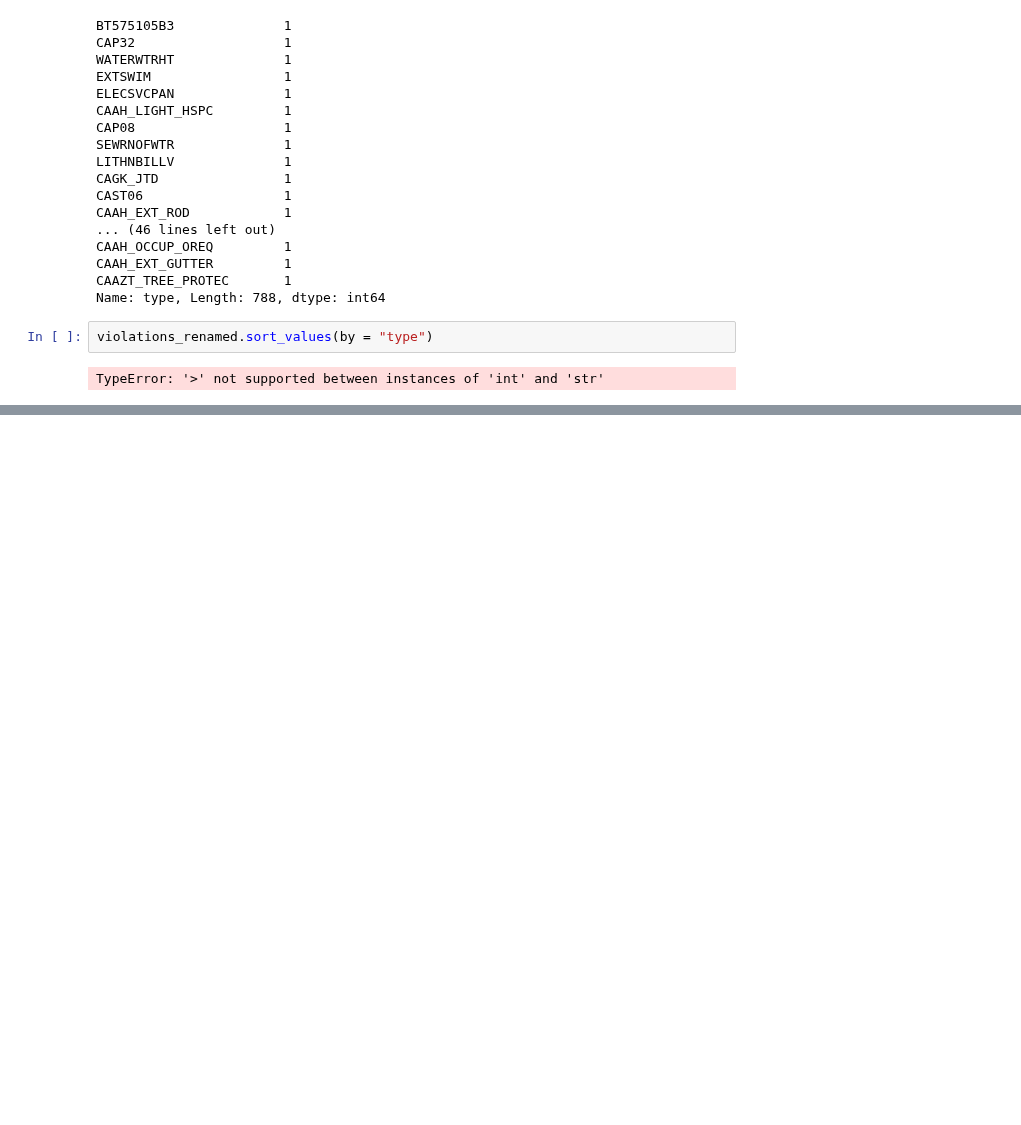
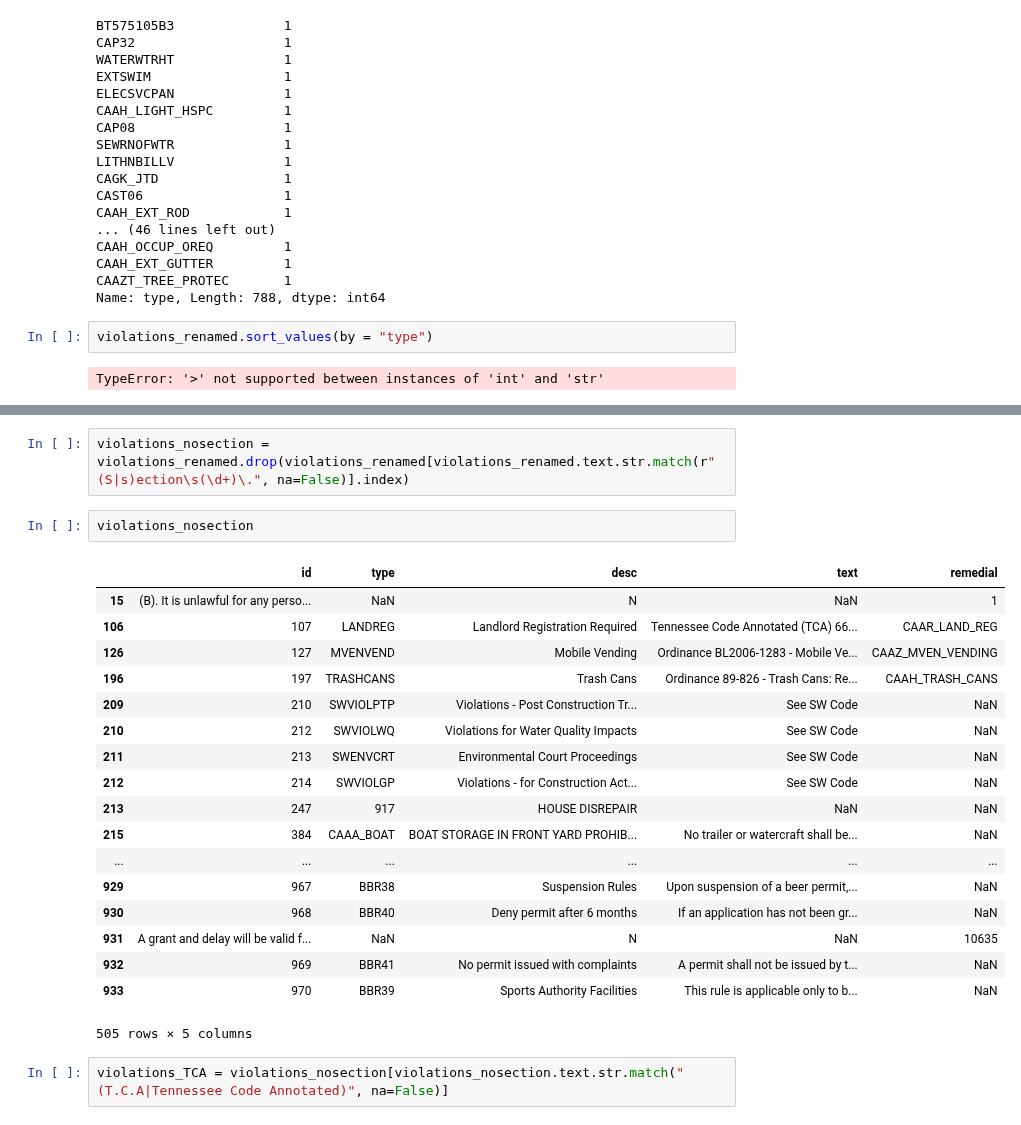
Before and after one commit to DEREJEGETU/data-question-2, a Jupyter notebook: Codes_testing.ipynb, the cells around one changed output, grey strips where cells are left out. Saved outputs shown, nothing was run; the diff lists cells and outputs as text; blank space fills up the shorter version.

```diff
--- a/Codes_testing.ipynb
+++ b/Codes_testing.ipynb
@@ -181,0 +230,25 @@ TypeError: '>' not supported between instances of 'int' and 'str'
+# %%
+violations_nosection = violations_renamed.drop(violations_renamed[violations_renamed.text.str.match(r"(S|s)ection\s(\d+)\.", na=False)].index)
+# %%
+violations_nosection
+# %% [output]
+|  | id | type | desc | text | remedial |
+| 15 | (B). It is unlawful for any perso... | NaN | N | NaN | 1 |
+| 106 | 107 | LANDREG | Landlord Registration Required | Tennessee Code Annotated (TCA) 66... | CAAR_LAND_REG |
+| 126 | 127 | MVENVEND | Mobile Vending | Ordinance BL2006-1283 - Mobile Ve... | CAAZ_MVEN_VENDING |
+| 196 | 197 | TRASHCANS | Trash Cans | Ordinance 89-826 - Trash Cans: Re... | CAAH_TRASH_CANS |
+| 209 | 210 | SWVIOLPTP | Violations - Post Construction Tr... | See SW Code | NaN |
+| 210 | 212 | SWVIOLWQ | Violations for Water Quality Impacts | See SW Code | NaN |
+| 211 | 213 | SWENVCRT | Environmental Court Proceedings | See SW Code | NaN |
+| 212 | 214 | SWVIOLGP | Violations - for Construction Act... | See SW Code | NaN |
+| 213 | 247 | 917 | HOUSE DISREPAIR | NaN | NaN |
+| 215 | 384 | CAAA_BOAT | BOAT STORAGE IN FRONT YARD PROHIB... | No trailer or watercraft shall be... | NaN |
+| ... | ... | ... | ... | ... | ... |
+| 929 | 967 | BBR38 | Suspension Rules | Upon suspension of a beer permit,... | NaN |
+| 930 | 968 | BBR40 | Deny permit after 6 months | If an application has not been gr... | NaN |
+| 931 | A grant and delay will be valid f... | NaN | N | NaN | 10635 |
+| 932 | 969 | BBR41 | No permit issued with complaints | A permit shall not be issued by t... | NaN |
+| 933 | 970 | BBR39 | Sports Authority Facilities | This rule is applicable only to b... | NaN |
+505 rows × 5 columns
+# %%
+violations_TCA = violations_nosection[violations_nosection.text.str.match("(T.C.A|Tennessee Code Annotated)", na=False)]
```
Also changed, not shown: parts of 13 cells of this notebook.
